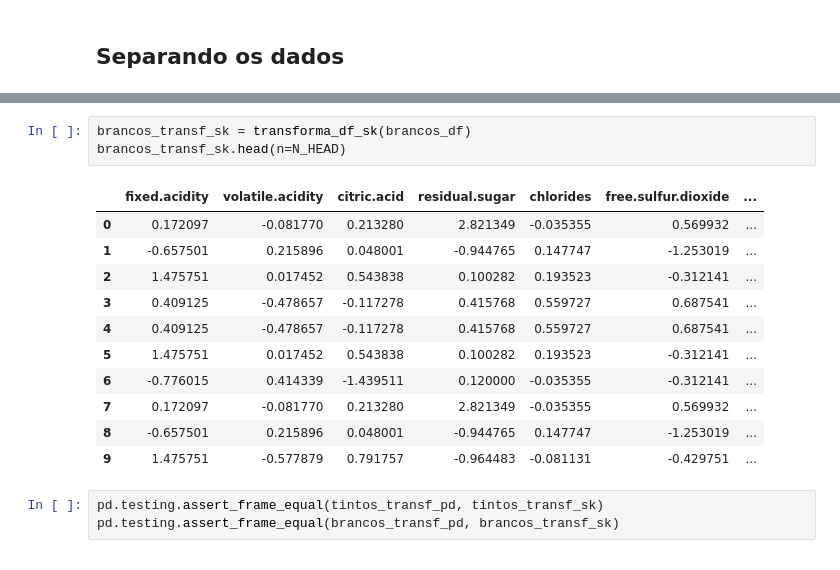
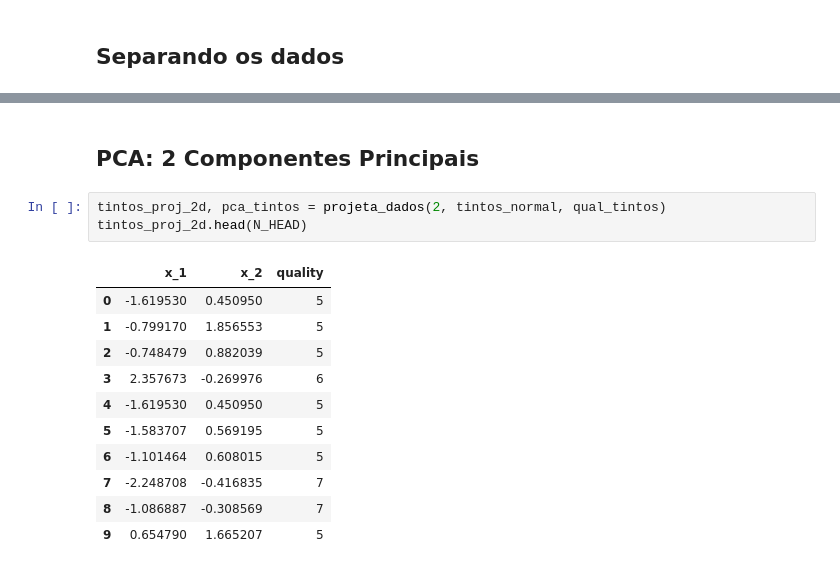
Before and after one commit to mwoitek/qualidade-do-vinho, a Jupyter notebook: python/cluster/pca.ipynb, the cells around one changed output, grey strips where cells are left out. Drawn from its saved outputs; the diff is of its cells as text.

```diff
--- a/python/cluster/pca.ipynb
+++ b/python/cluster/pca.ipynb
@@ -141,18 +132,17 @@ brancos_transf_pd.head(n=N_HEAD)
-# %%
-brancos_transf_sk = transforma_df_sk(brancos_df)
-brancos_transf_sk.head(n=N_HEAD)
-# %% [output]
-|  | fixed.acidity | volatile.acidity | citric.acid | residual.sugar | chlorides | free.sulfur.dioxide | ... |
-| 0 | 0.172097 | -0.081770 | 0.213280 | 2.821349 | -0.035355 | 0.569932 | ... |
-| 1 | -0.657501 | 0.215896 | 0.048001 | -0.944765 | 0.147747 | -1.253019 | ... |
-| 2 | 1.475751 | 0.017452 | 0.543838 | 0.100282 | 0.193523 | -0.312141 | ... |
-| 3 | 0.409125 | -0.478657 | -0.117278 | 0.415768 | 0.559727 | 0.687541 | ... |
-| 4 | 0.409125 | -0.478657 | -0.117278 | 0.415768 | 0.559727 | 0.687541 | ... |
-| 5 | 1.475751 | 0.017452 | 0.543838 | 0.100282 | 0.193523 | -0.312141 | ... |
-| 6 | -0.776015 | 0.414339 | -1.439511 | 0.120000 | -0.035355 | -0.312141 | ... |
-| 7 | 0.172097 | -0.081770 | 0.213280 | 2.821349 | -0.035355 | 0.569932 | ... |
-| 8 | -0.657501 | 0.215896 | 0.048001 | -0.944765 | 0.147747 | -1.253019 | ... |
-| 9 | 1.475751 | -0.577879 | 0.791757 | -0.964483 | -0.081131 | -0.429751 | ... |
-# %%
-pd.testing.assert_frame_equal(tintos_transf_pd, tintos_transf_sk)
-pd.testing.assert_frame_equal(brancos_transf_pd, brancos_transf_sk)
+# %% [markdown]
+## PCA: 2 Componentes Principais
+# %%
+tintos_proj_2d, pca_tintos = projeta_dados(2, tintos_normal, qual_tintos)
+tintos_proj_2d.head(N_HEAD)
+# %% [output]
+|  | x_1 | x_2 | quality |
+| 0 | -1.619530 | 0.450950 | 5 |
+| 1 | -0.799170 | 1.856553 | 5 |
+| 2 | -0.748479 | 0.882039 | 5 |
+| 3 | 2.357673 | -0.269976 | 6 |
+| 4 | -1.619530 | 0.450950 | 5 |
+| 5 | -1.583707 | 0.569195 | 5 |
+| 6 | -1.101464 | 0.608015 | 5 |
+| 7 | -2.248708 | -0.416835 | 7 |
+| 8 | -1.086887 | -0.308569 | 7 |
+| 9 | 0.654790 | 1.665207 | 5 |
```
Also changed, not shown: parts of 16 cells of this notebook, 2 other files.
